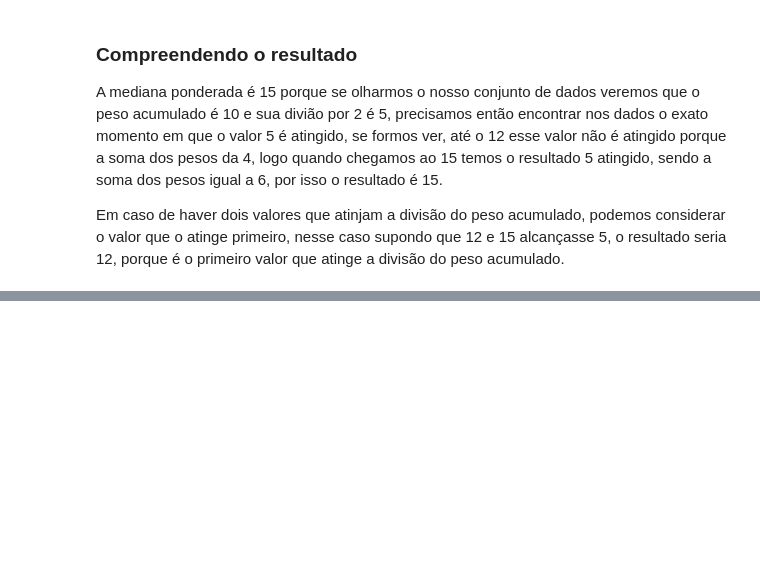
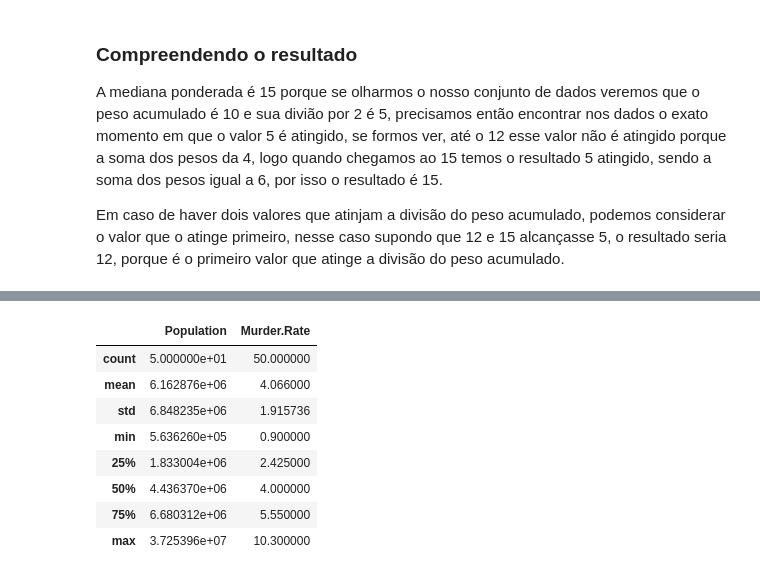
Before and after one commit to sarasantosdev/estatistica-pratica-peter-andrew-bruce, a Jupyter notebook: statistics.ipynb, the cells around one changed output, grey strips where cells are left out. Cells and saved outputs as stored; diff of their text form; code cells hidden in the pictures; blank space fills up the shorter version.

```diff
--- a/statistics.ipynb
+++ b/statistics.ipynb
@@ -311,0 +433,12 @@ Em caso de haver dois valores que atinjam a divisão do peso acumulado, podemos
+# %%
+df.describe()
+# %% [output]
+|  | Population | Murder.Rate |
+| count | 5.000000e+01 | 50.000000 |
+| mean | 6.162876e+06 | 4.066000 |
+| std | 6.848235e+06 | 1.915736 |
+| min | 5.636260e+05 | 0.900000 |
+| 25% | 1.833004e+06 | 2.425000 |
+| 50% | 4.436370e+06 | 4.000000 |
+| 75% | 6.680312e+06 | 5.550000 |
+| max | 3.725396e+07 | 10.300000 |
```
Also changed, not shown: parts of 28 cells of this notebook, 1 other file.
